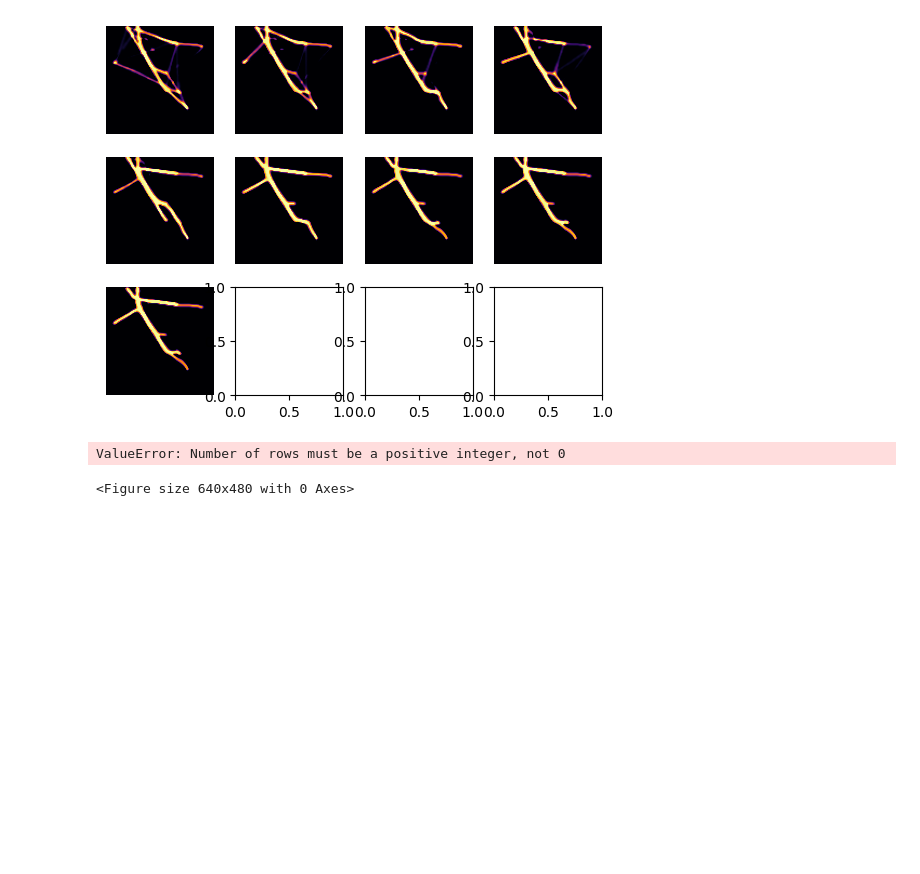
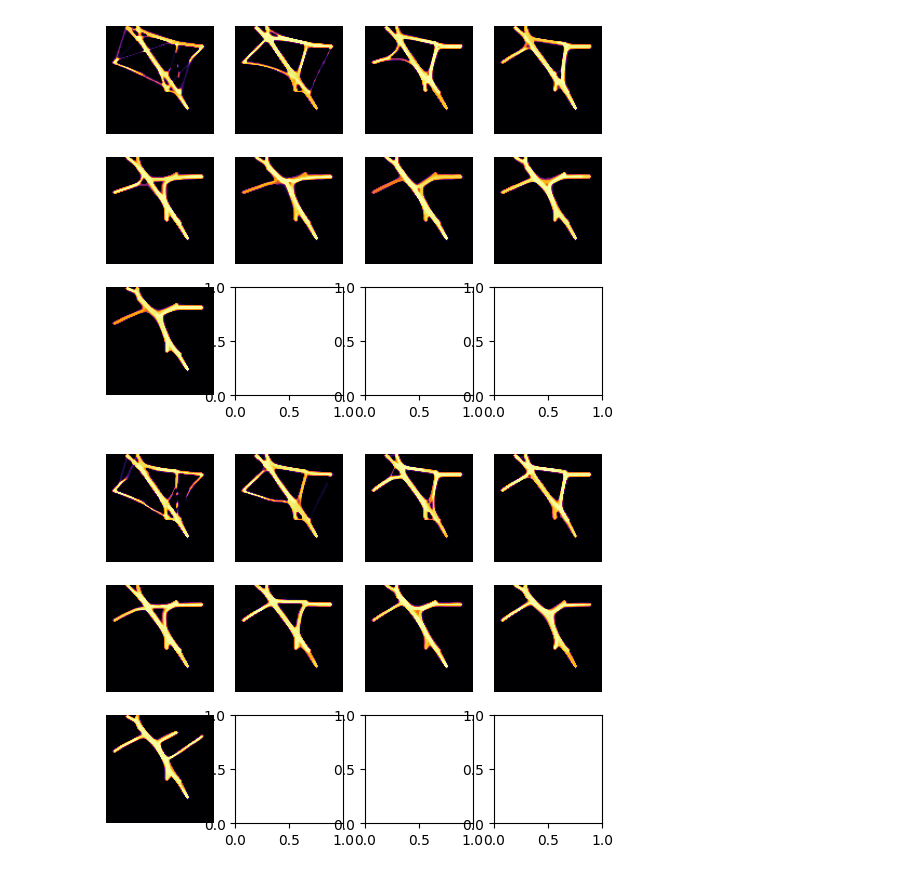
Before and after one commit to brendanwallace/animalpaths, a Jupyter notebook: notebooks/cost-angles-7-31.ipynb, the cells around one changed output. Saved outputs shown, nothing was run; the diff lists cells and outputs as text; code cells hidden in the pictures; blank space fills up the shorter version.

```diff
--- a/notebooks/cost-angles-7-31.ipynb
+++ b/notebooks/cost-angles-7-31.ipynb
@@ -43,14 +43,13 @@ Index(['averageTravelCost', 'averageTravelLength', 'totalImprovement',
 # %%
 for i in range(1, 5):
     util.plot_patches(
     df[
     # (df["settings.maxCost"] == 33.0) &
-    (df["steps"] == 1000) &
+    (df["steps"] == 10000) &
     (df["settings.randomSeedLocations"] == 1) &
     (df["settings.randomSeedWalkers"] == i) &
     (df["settings.numLocations"] == 10)
 ]);
 # %% [output]
-[figure, old version]
+[figure, new version]
-ValueError: Number of rows must be a positive integer, not 0
-<Figure size 640x480 with 0 Axes>
+[figure, added]
```
Also changed, not shown: parts of 9 cells of this notebook, 7 other files.
